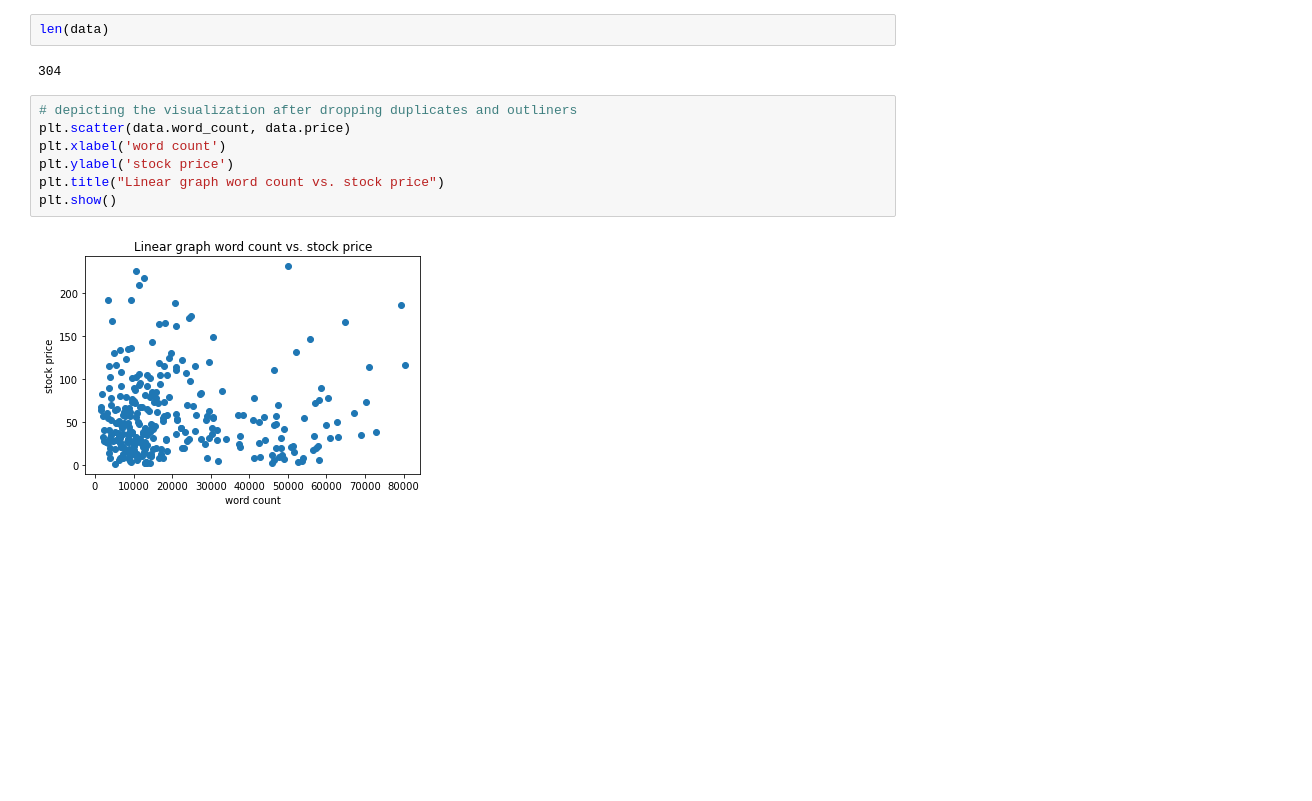
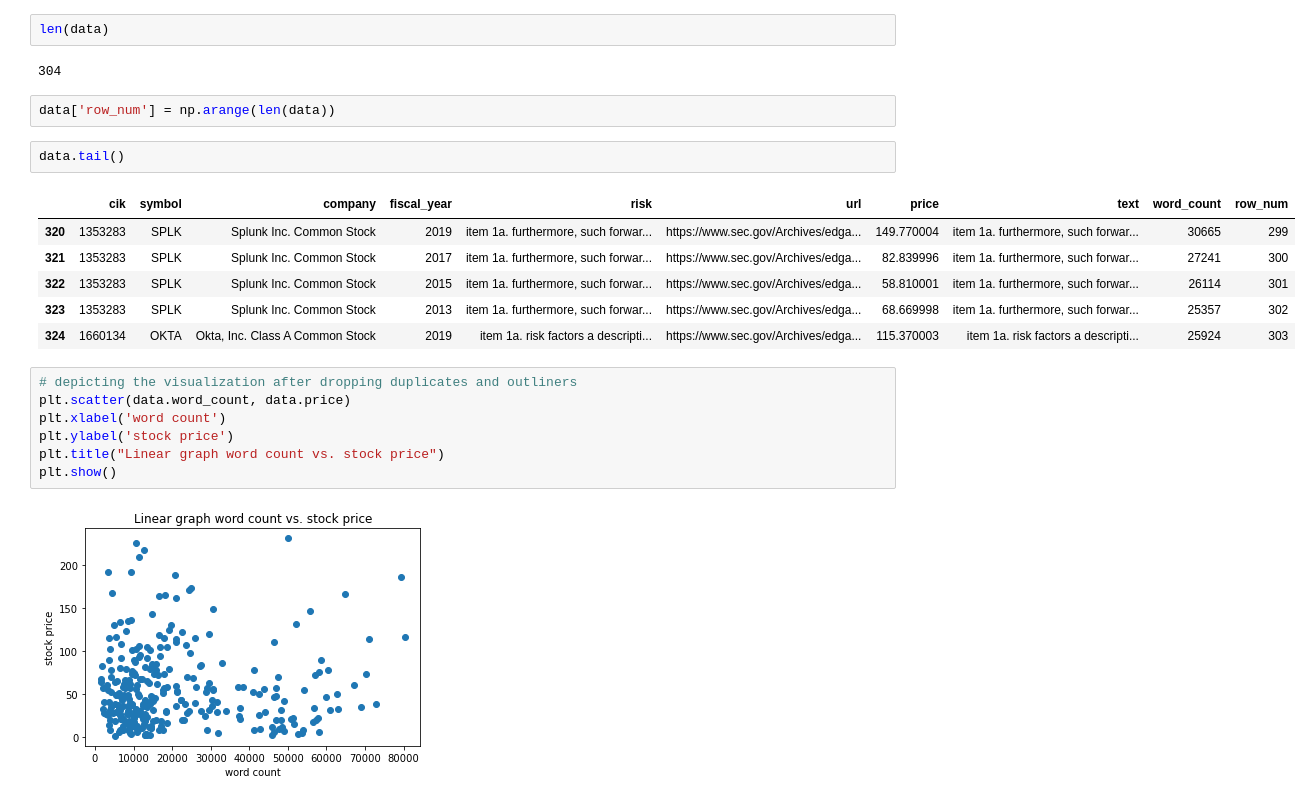
Before and after one commit to annsway/NLP, a Jupyter notebook: Final-Project.ipynb, the cells around one changed output. Saved outputs shown, nothing was run; the diff lists cells and outputs as text; blank space fills up the shorter version.

```diff
--- a/Final-Project.ipynb
+++ b/Final-Project.ipynb
@@ -530,6 +530,17 @@ data = data[data.price <= 250]
 len(data)
 # %% [output]
 304
+# %%
+data['row_num'] = np.arange(len(data))
+# %%
+data.tail()
+# %% [output]
+|  | cik | symbol | company | fiscal_year | risk | url | price | text | word_count | row_num |
+| 320 | 1353283 | SPLK | Splunk Inc. Common Stock | 2019 | item 1a. furthermore, such forwar... | https://www.sec.gov/Archives/edga... | 149.770004 | item 1a. furthermore, such forwar... | 30665 | 299 |
+| 321 | 1353283 | SPLK | Splunk Inc. Common Stock | 2017 | item 1a. furthermore, such forwar... | https://www.sec.gov/Archives/edga... | 82.839996 | item 1a. furthermore, such forwar... | 27241 | 300 |
+| 322 | 1353283 | SPLK | Splunk Inc. Common Stock | 2015 | item 1a. furthermore, such forwar... | https://www.sec.gov/Archives/edga... | 58.810001 | item 1a. furthermore, such forwar... | 26114 | 301 |
+| 323 | 1353283 | SPLK | Splunk Inc. Common Stock | 2013 | item 1a. furthermore, such forwar... | https://www.sec.gov/Archives/edga... | 68.669998 | item 1a. furthermore, such forwar... | 25357 | 302 |
+| 324 | 1660134 | OKTA | Okta, Inc. Class A Common Stock | 2019 | item 1a. risk factors a descripti... | https://www.sec.gov/Archives/edga... | 115.370003 | item 1a. risk factors a descripti... | 25924 | 303 |
 # %%
 # depicting the visualization after dropping duplicates and outliners
 plt.scatter(data.word_count, data.price)
```
Also changed, not shown: parts of 10 cells of this notebook, 1 other file.
